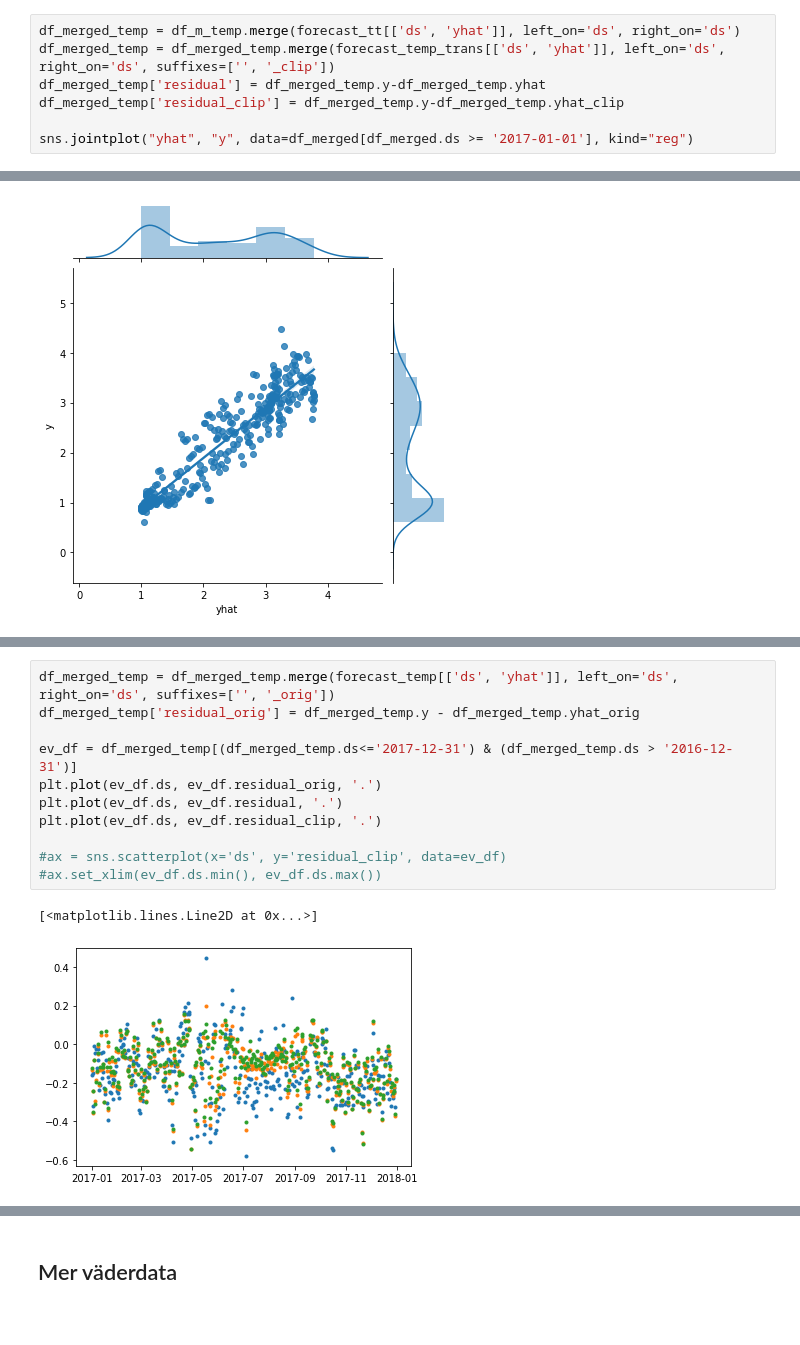
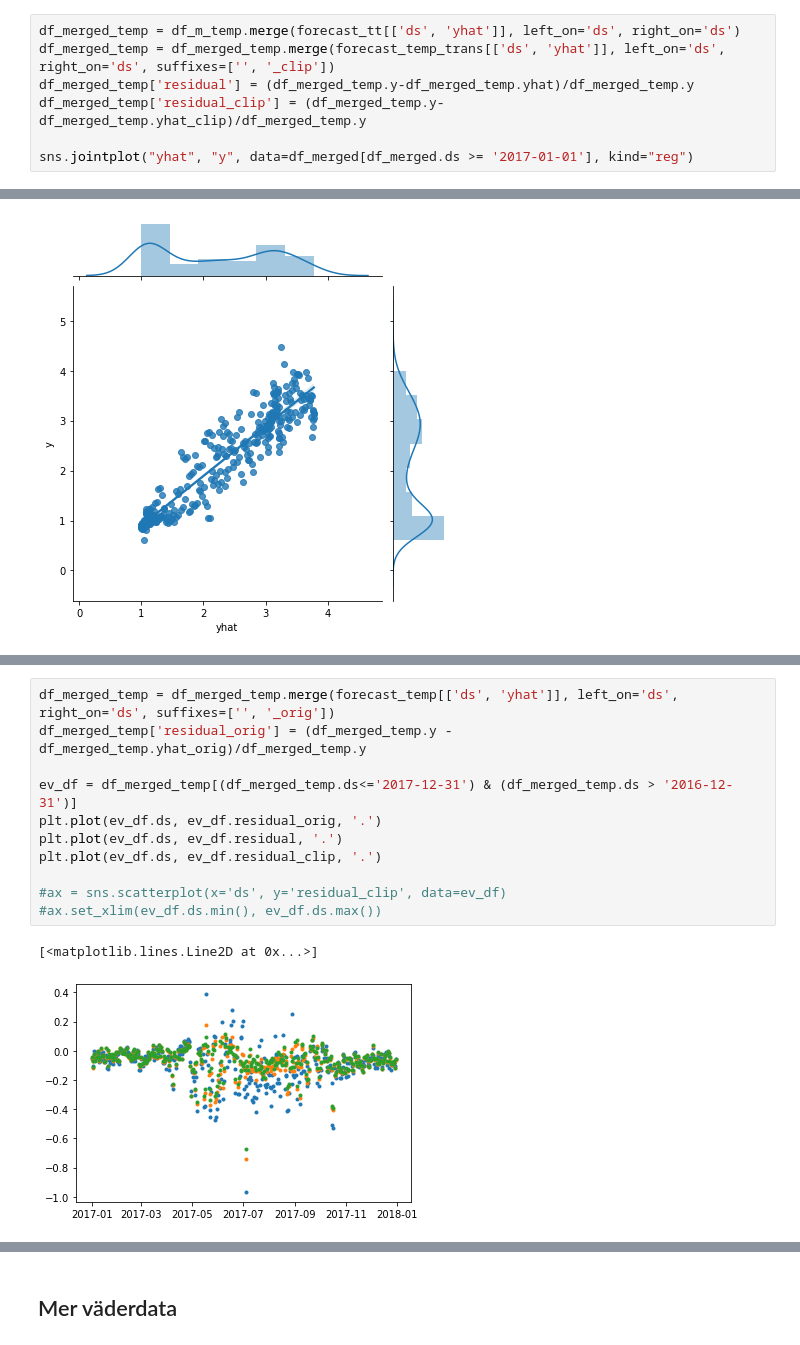
Before and after one commit to IdaLundholmBenzi/Analysutmaning_prognos, a Jupyter notebook: TDS9_forecast.ipynb, the cells around one changed output, grey strips where cells are left out. Cells and saved outputs as stored; diff of their text form.

```diff
--- a/TDS9_forecast.ipynb
+++ b/TDS9_forecast.ipynb
@@ -388,8 +402,8 @@ ax.set_ylim(0.8,1.2)
 # %%
 df_merged_temp = df_m_temp.merge(forecast_tt[['ds', 'yhat']], left_on='ds', right_on='ds')
 df_merged_temp = df_merged_temp.merge(forecast_temp_trans[['ds', 'yhat']], left_on='ds', right_on='ds', suffixes=['', '_clip'])
-df_merged_temp['residual'] = df_merged_temp.y-df_merged_temp.yhat
-df_merged_temp['residual_clip'] = df_merged_temp.y-df_merged_temp.yhat_clip
+df_merged_temp['residual'] = (df_merged_temp.y-df_merged_temp.yhat)/df_merged_temp.y
+df_merged_temp['residual_clip'] = (df_merged_temp.y-df_merged_temp.yhat_clip)/df_merged_temp.y
 
 sns.jointplot("yhat", "y", data=df_merged[df_merged.ds >= '2017-01-01'], kind="reg")
 # %% [output]
@@ -429,14 +444,14 @@ plt.tight_layout()
 # %%
 df_merged_temp = df_merged_temp.merge(forecast_temp[['ds', 'yhat']], left_on='ds', right_on='ds', suffixes=['', '_orig'])
-df_merged_temp['residual_orig'] = df_merged_temp.y - df_merged_temp.yhat_orig
+df_merged_temp['residual_orig'] = (df_merged_temp.y - df_merged_temp.yhat_orig)/df_merged_temp.y
 
 ev_df = df_merged_temp[(df_merged_temp.ds<='2017-12-31') & (df_merged_temp.ds > '2016-12-31')]
 plt.plot(ev_df.ds, ev_df.residual_orig, '.')
 plt.plot(ev_df.ds, ev_df.residual, '.')
 plt.plot(ev_df.ds, ev_df.residual_clip, '.')
 
 #ax = sns.scatterplot(x='ds', y='residual_clip', data=ev_df)
 #ax.set_xlim(ev_df.ds.min(), ev_df.ds.max())
 # %% [output]
 [<matplotlib.lines.Line2D at 0x...>]
-[figure, old version]
+[figure, new version]
```
Also changed, not shown: parts of 54 cells of this notebook.
